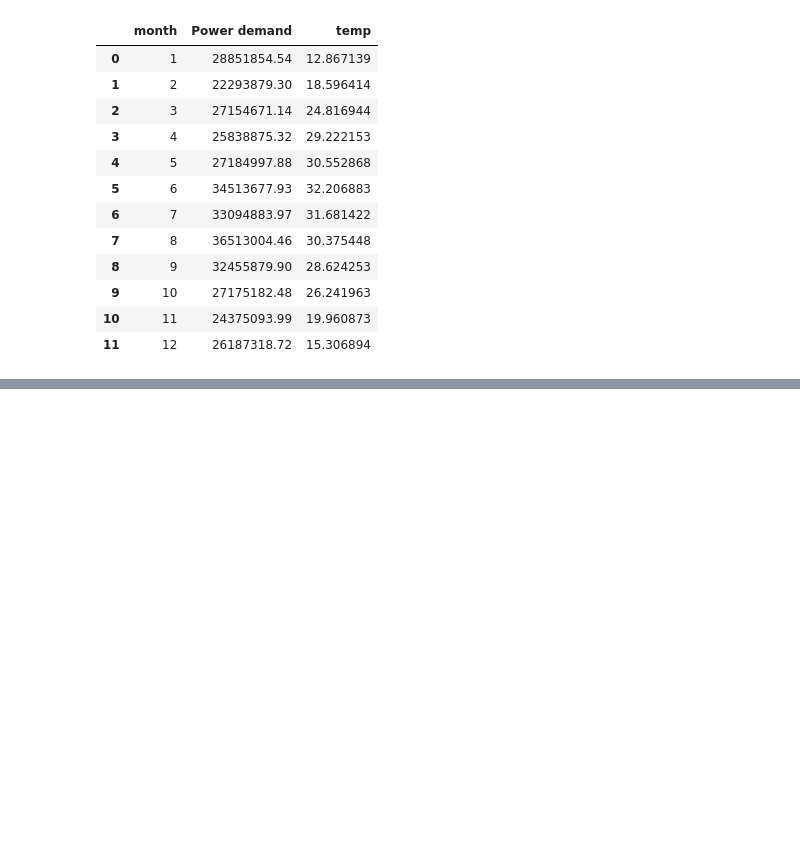
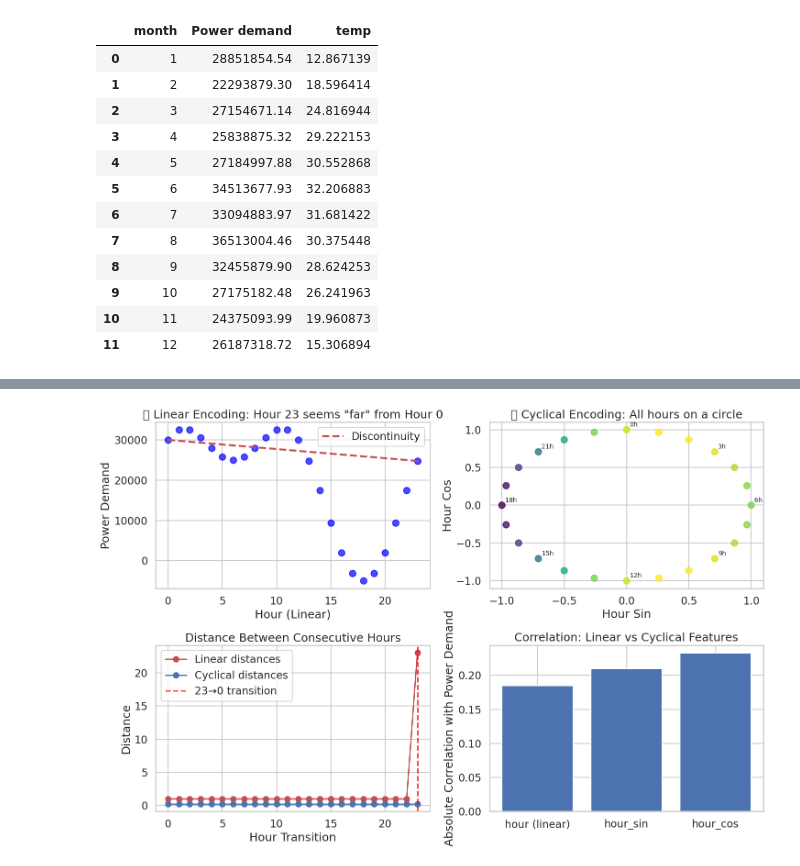
Before and after one commit to halsangihs/miniProject, a Jupyter notebook: main.ipynb, the cells around one changed output, grey strips where cells are left out. Saved outputs shown, nothing was run; the diff lists cells and outputs as text; code cells hidden in the pictures; blank space fills up the shorter version.

```diff
--- a/main.ipynb
+++ b/main.ipynb
@@ -252,0 +770,85 @@ plt.show()
+# %%
+# ===== DEMONSTRATION: Linear vs Cyclical Features =====
+
+# 1. Create sample data to demonstrate the concept
+hours = np.arange(0, 24)
+demand_pattern = 20000 + 15000 * np.sin(2 * np.pi * hours / 24) + 10000 * np.cos(4 * np.pi * hours / 24)
+
+# Linear encoding (what most people do wrong)
+hour_linear = hours
+
+# Cyclical encoding (correct way)
+hour_sin = np.sin(2 * np.pi * hours / 24)
+hour_cos = np.cos(2 * np.pi * hours / 24)
+
+print("=== COMPARISON: LINEAR vs CYCLICAL ENCODING ===")
+comparison_df = pd.DataFrame({
+    'hour': hours,
+    'demand': demand_pattern.round(0),
+    'hour_linear': hour_linear,
+    'hour_sin': hour_sin.round(3),
+    'hour_cos': hour_cos.round(3)
+})
+
+print("Key hours showing the boundary problem:")
+print(comparison_df.iloc[[0, 1, 22, 23]])  # Show midnight boundary
+
+# 2. Visualize the difference
+fig, axes = plt.subplots(2, 2, figsize=(15, 10))
+
+# Plot 1: Linear representation problem
+axes[0, 0].scatter(hour_linear, demand_pattern, c='blue', s=100, alpha=0.7)
+axes[0, 0].plot([23, 0], [demand_pattern[23], demand_pattern[0]], 'r--', linewidth=3, label='Discontinuity')
+axes[0, 0].set_xlabel('Hour (Linear)')
+axes[0, 0].set_ylabel('Power Demand')
+axes[0, 0].set_title('❌ Linear Encoding: Hour 23 seems "far" from Hour 0')
+axes[0, 0].legend()
+axes[0, 0].grid(True)
+
+# Plot 2: Cyclical representation in 2D space
+axes[0, 1].scatter(hour_sin, hour_cos, c=demand_pattern, s=100, cmap='viridis', alpha=0.8)
+for i in range(0, 24, 3):
+    axes[0, 1].annotate(f'{i}h', (hour_sin[i], hour_cos[i]), xytext=(5, 5),
+                       textcoords='offset points', fontsize=10)
+axes[0, 1].set_xlabel('Hour Sin')
+axes[0, 1].set_ylabel('Hour Cos')
+axes[0, 1].set_title('✅ Cyclical Encoding: All hours on a circle')
+axes[0, 1].grid(True)
+
+# Plot 3: Distance comparison
+linear_distances = np.abs(np.diff(np.append(hour_linear, hour_linear[0])))
+cyclical_distances = np.sqrt((np.diff(np.append(hour_sin, hour_sin[0])))**2 +
+                            (np.diff(np.append(hour_cos, hour_cos[0])))**2)
+
+axes[1, 0].plot(range(24), linear_distances, 'ro-', label='Linear distances', linewidth=2)
+axes[1, 0].plot(range(24), cyclical_distances, 'bo-', label='Cyclical distances', linewidth=2)
+axes[1, 0].axvline(x=23, color='red', linestyle='--', alpha=0.7, label='23→0 transition')
+axes[1, 0].set_xlabel('Hour Transition')
+axes[1, 0].set_ylabel('Distance')
+axes[1, 0].set_title('Distance Between Consecutive Hours')
+axes[1, 0].legend()
+axes[1, 0].grid(True)
+
+# Plot 4: Actual correlation analysis from your data
+hour_correlations = df[['Power demand', 'hour', 'hour_sin', 'hour_cos']].corr()['Power demand'].abs()
+axes[1, 1].bar(['hour (linear)', 'hour_sin', 'hour_cos'],
+               [hour_correlations['hour'], hour_correlations['hour_sin'], hour_correlations['hour_cos']])
+axes[1, 1].set_ylabel('Absolute Correlation with Power Demand')
+axes[1, 1].set_title('Correlation: Linear vs Cyclical Features')
+axes[1, 1].grid(True)
+
+plt.tight_layout()
+plt.show()
+
+print(f"\n=== KEY INSIGHTS ===")
+print(f"Linear hour distance 23→0: {linear_distances[23]:.1f}")
+print(f"Cyclical hour distance 23→0: {cyclical_distances[23]:.3f}")
+print(f"Cyclical encoding makes 23h and 0h close (distance ≈ 0.26)")
+print(f"Linear encoding makes them far apart (distance = 23)")
+
+print(f"\n=== CORRELATION COMPARISON ===")
+print(f"hour (linear):  {hour_correlations['hour']:.3f}")
+print(f"hour_sin:       {hour_correlations['hour_sin']:.3f}")
+print(f"hour_cos:       {hour_correlations['hour_cos']:.3f}")
+print(f"Combined (sin+cos): Better than linear alone!")
+# %% [output]
@@ -252,0 +862 @@ plt.show()
+[figure, added]
```
Also changed, not shown: parts of 12 cells of this notebook.
